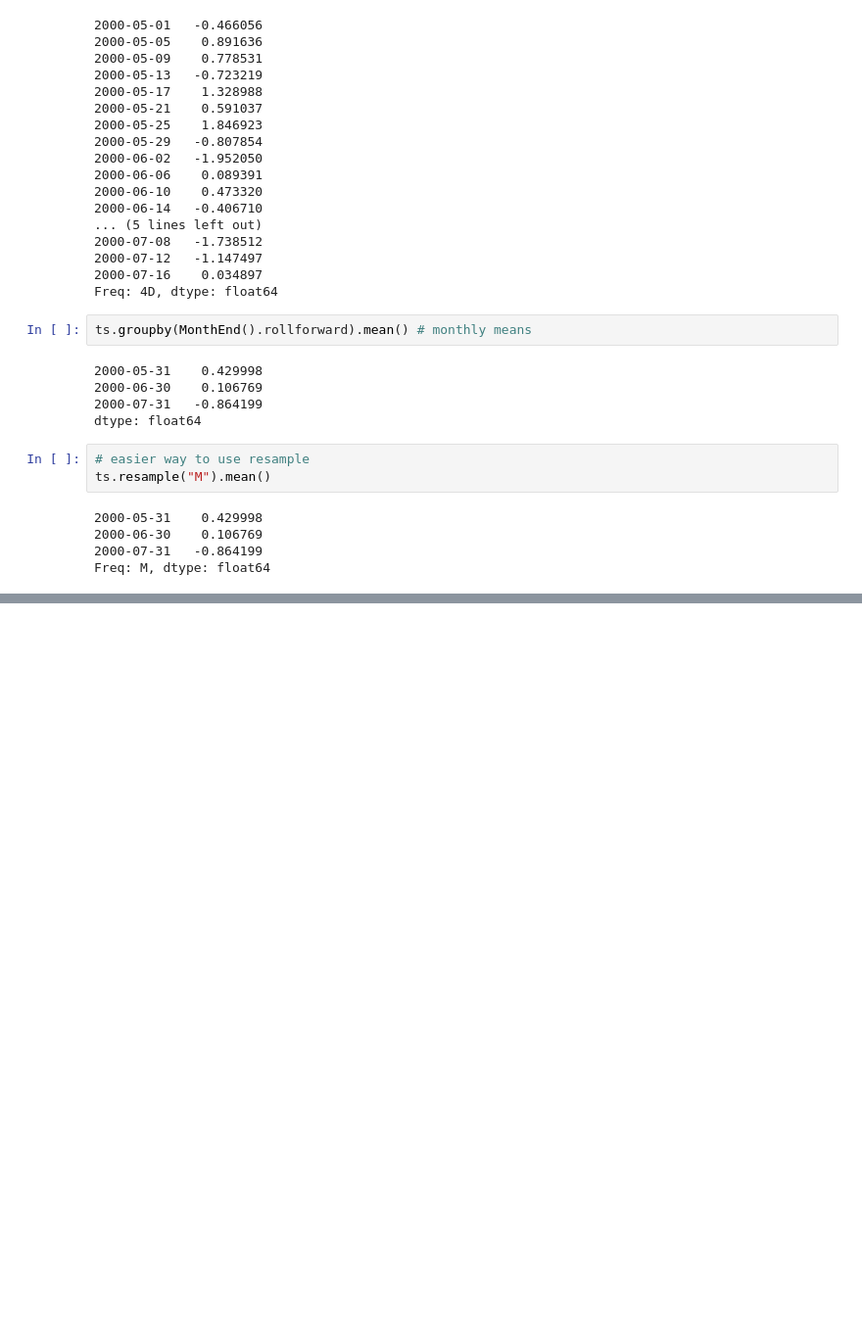
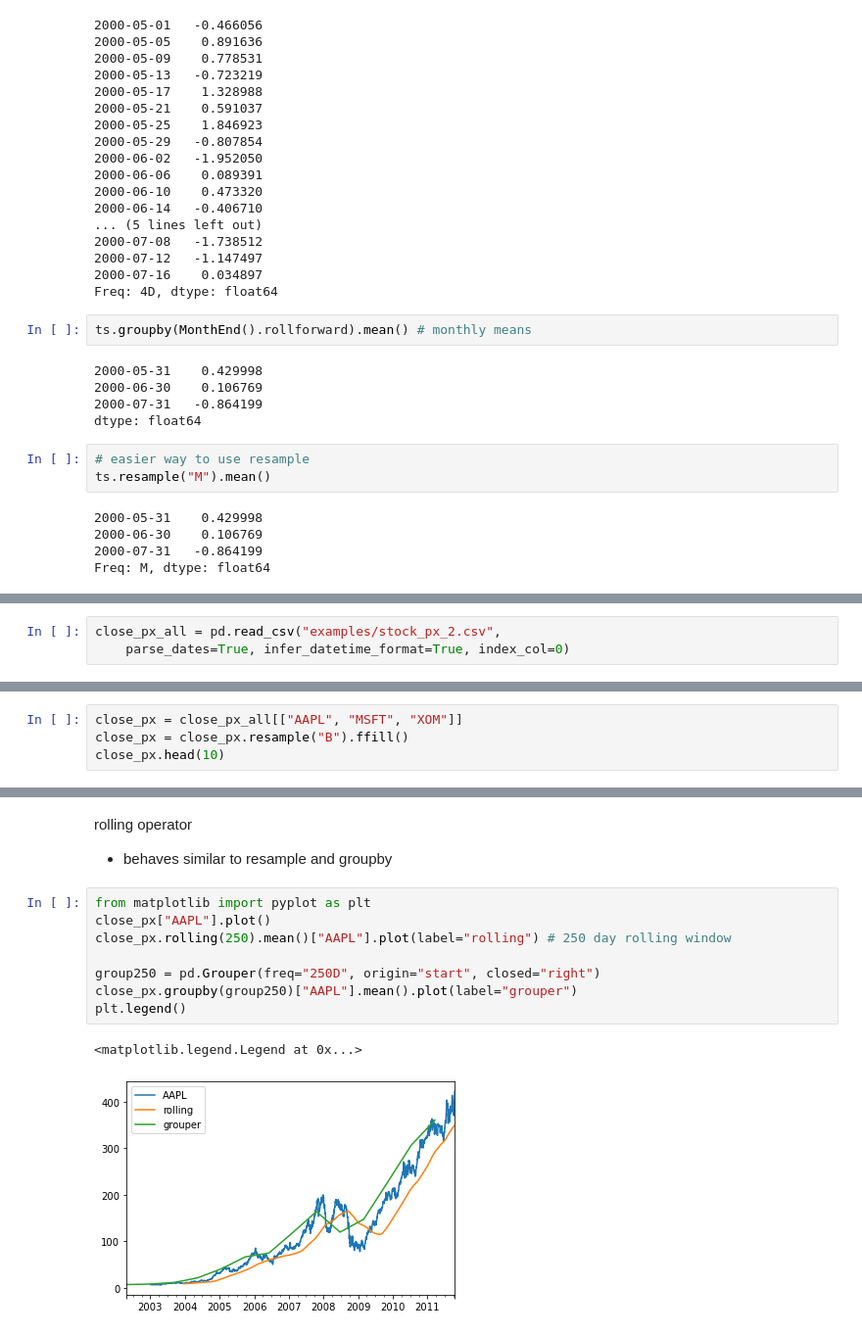
Before and after one commit to shelleygoel/pydata-book, a Jupyter notebook: 03_time_series.ipynb, the cells around one changed output, grey strips where cells are left out. Shown at 98% size. Cells and saved outputs as stored; diff of their text form; blank space fills up the shorter version.

```diff
--- a/03_time_series.ipynb
+++ b/03_time_series.ipynb
@@ -539,0 +936,3 @@ Freq: M, dtype: float64
+# %%
+close_px_all = pd.read_csv("examples/stock_px_2.csv",
+    parse_dates=True, infer_datetime_format=True, index_col=0)
@@ -539,0 +953,4 @@ Freq: M, dtype: float64
+# %%
+close_px = close_px_all[["AAPL", "MSFT", "XOM"]]
+close_px = close_px.resample("B").ffill()
+close_px.head(10)
@@ -539,0 +983,14 @@ Freq: M, dtype: float64
+# %% [markdown]
+rolling operator
+- behaves similar to resample and groupby
+# %%
+from matplotlib import pyplot as plt
+close_px["AAPL"].plot()
+close_px.rolling(250).mean()["AAPL"].plot(label="rolling") # 250 day rolling window
+
+group250 = pd.Grouper(freq="250D", origin="start", closed="right")
+close_px.groupby(group250)["AAPL"].mean().plot(label="grouper")
+plt.legend()
+# %% [output]
+<matplotlib.legend.Legend at 0x...>
+[figure, added]
```
Also changed, not shown: parts of 64 cells of this notebook.
